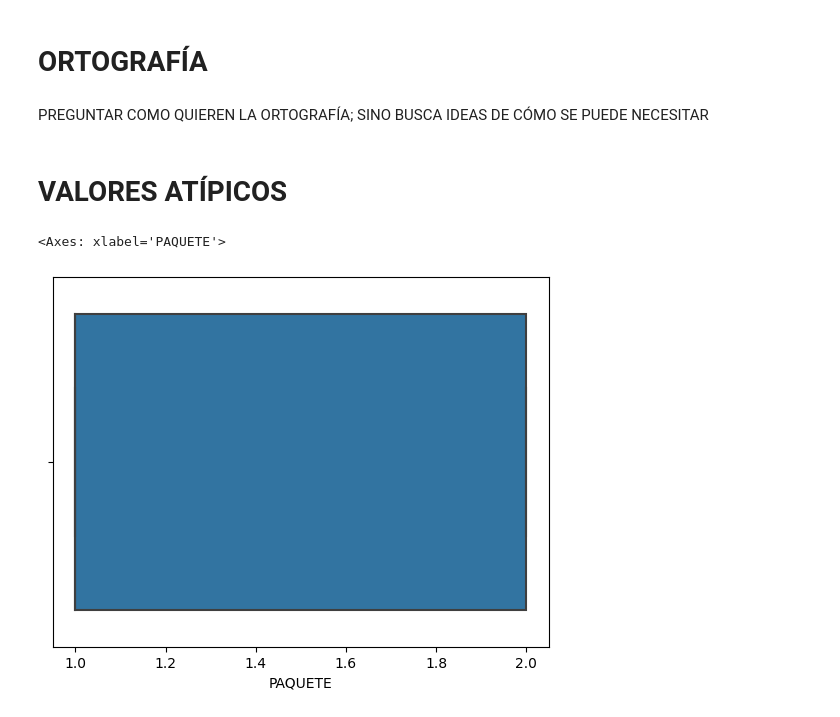
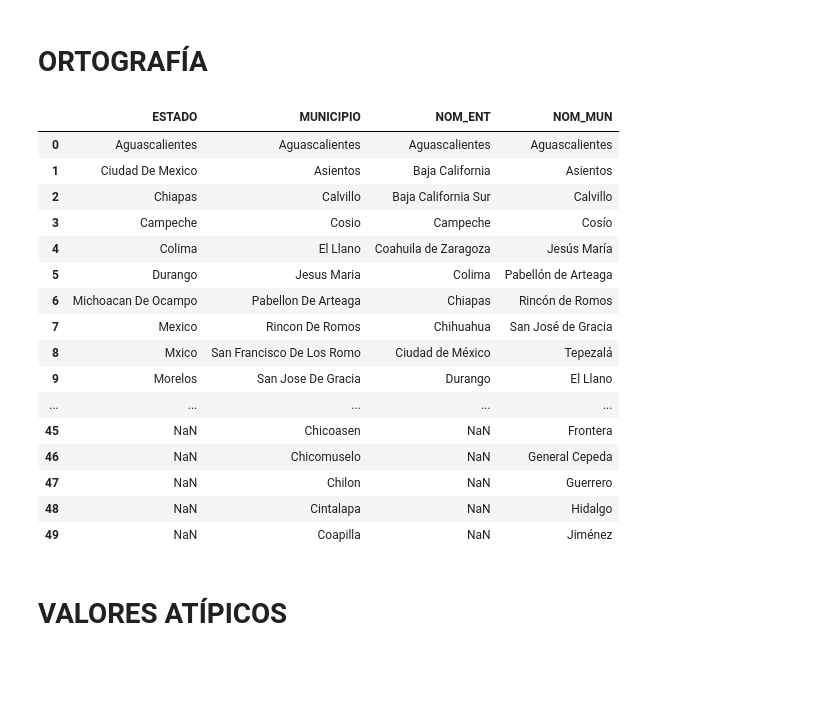
Before and after one commit to DGRIA/SESNA-Fertilizantes, a Jupyter notebook: eda.ipynb, the cells around one changed output. Cells and saved outputs as stored; diff of their text form; code cells hidden in the pictures; blank space fills up the shorter version.

```diff
--- a/eda.ipynb
+++ b/eda.ipynb
@@ -219,5 +238,24 @@ PAQUETE                 0
 dtype: int64
 # %% [markdown]
 # ORTOGRAFÍA
-# %% [markdown]
-PREGUNTAR COMO QUIEREN LA ORTOGRAFÍA; SINO BUSCA IDEAS DE CÓMO SE PUEDE NECESITAR
+# %%
+# Get unique values in df
+unique_estado_df = df['ESTADO'].unique()
+unique_municipio_df = df['MUNICIPIO'].unique()
+
+# Get unique values in inegi_df
+unique_nom_ent_inegi = inegi_df['NOM_ENT'].unique()
+unique_nom_mun_inegi = inegi_df['NOM_MUN'].unique()
+# %%
+unique_estado_df_list = list(unique_estado_df)
+unique_municipio_df_list = list(unique_municipio_df)
+unique_nom_ent_inegi_list = list(unique_nom_ent_inegi)
+unique_nom_mun_inegi_list = list(unique_nom_mun_inegi)
+
+# Create a DataFrame
+unique_values_df = pd.DataFrame({
+    'ESTADO': pd.Series(unique_estado_df_list),
+    'MUNICIPIO': pd.Series(unique_municipio_df_list),
+    'NOM_ENT': pd.Series(unique_nom_ent_inegi_list),
+    'NOM_MUN': pd.Series(unique_nom_mun_inegi_list)
+})
@@ -224,10 +264,25 @@ PREGUNTAR COMO QUIEREN LA ORTOGRAFÍA; SINO BUSCA IDEAS DE CÓMO SE PUEDE NECESI
+# %%
+unique_values_df.head(50)
+# %% [output]
+|  | ESTADO | MUNICIPIO | NOM_ENT | NOM_MUN |
+| 0 | Aguascalientes | Aguascalientes | Aguascalientes | Aguascalientes |
+| 1 | Ciudad De Mexico | Asientos | Baja California | Asientos |
+| 2 | Chiapas | Calvillo | Baja California Sur | Calvillo |
+| 3 | Campeche | Cosio | Campeche | Cosío |
+| 4 | Colima | El Llano | Coahuila de Zaragoza | Jesús María |
+| 5 | Durango | Jesus Maria | Colima | Pabellón de Arteaga |
+| 6 | Michoacan De Ocampo | Pabellon De Arteaga | Chiapas | Rincón de Romos |
+| 7 | Mexico | Rincon De Romos | Chihuahua | San José de Gracia |
+| 8 | Mxico | San Francisco De Los Romo | Ciudad de México | Tepezalá |
+| 9 | Morelos | San Jose De Gracia | Durango | El Llano |
+| ... | ... | ... | ... | ... |
+| 45 | NaN | Chicoasen | NaN | Frontera |
+| 46 | NaN | Chicomuselo | NaN | General Cepeda |
+| 47 | NaN | Chilon | NaN | Guerrero |
+| 48 | NaN | Cintalapa | NaN | Hidalgo |
+| 49 | NaN | Coapilla | NaN | Jiménez |
 # %% [markdown]
 # VALORES ATÍPICOS
-# %%
-sns.boxplot(x=df["PAQUETE"])
-# %% [output]
-<Axes: xlabel='PAQUETE'>
-[figure, removed]
 # %%
 df.reset_index(level=0, inplace=True)
 # %%
```
Also changed, not shown: parts of 3 cells of this notebook.
